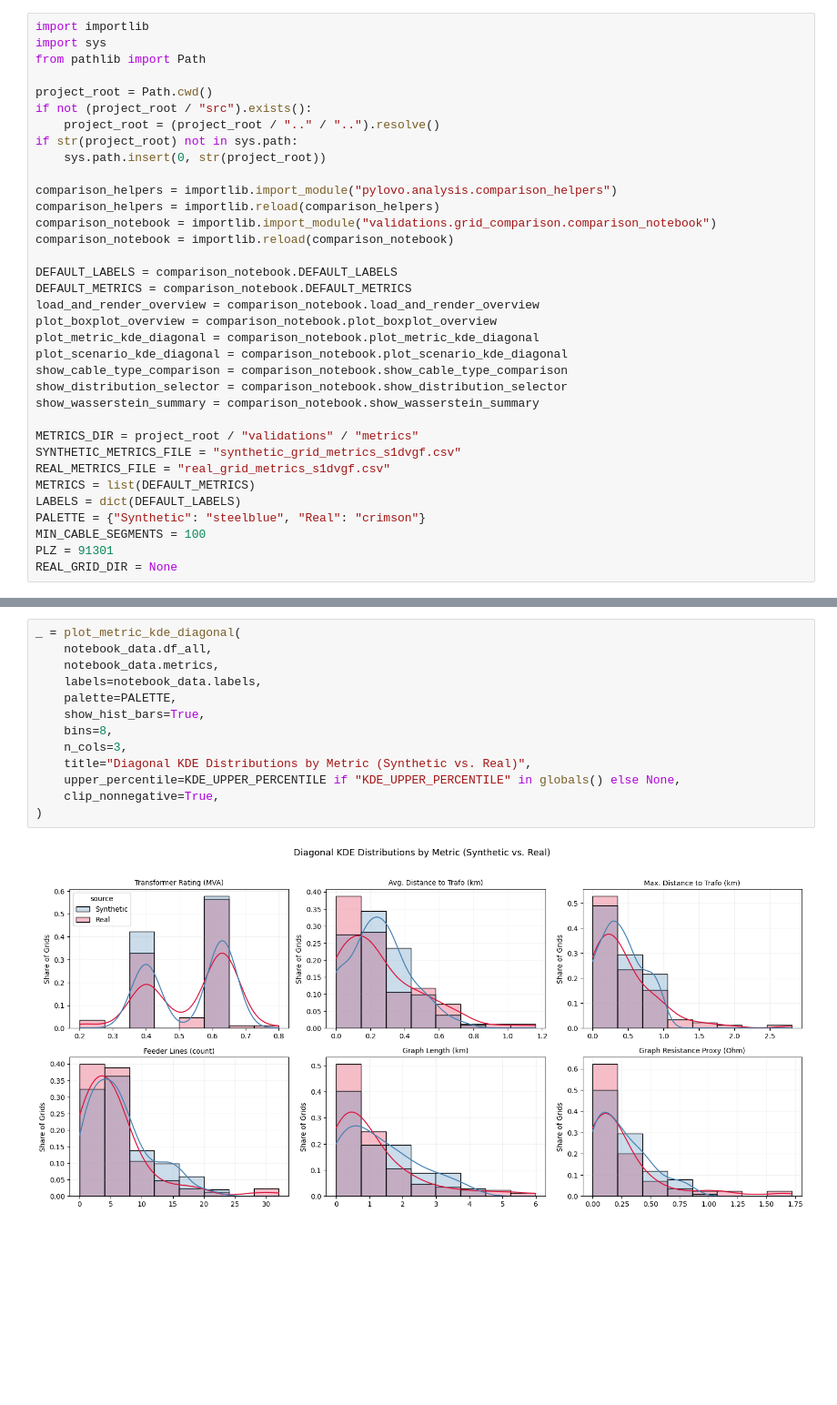
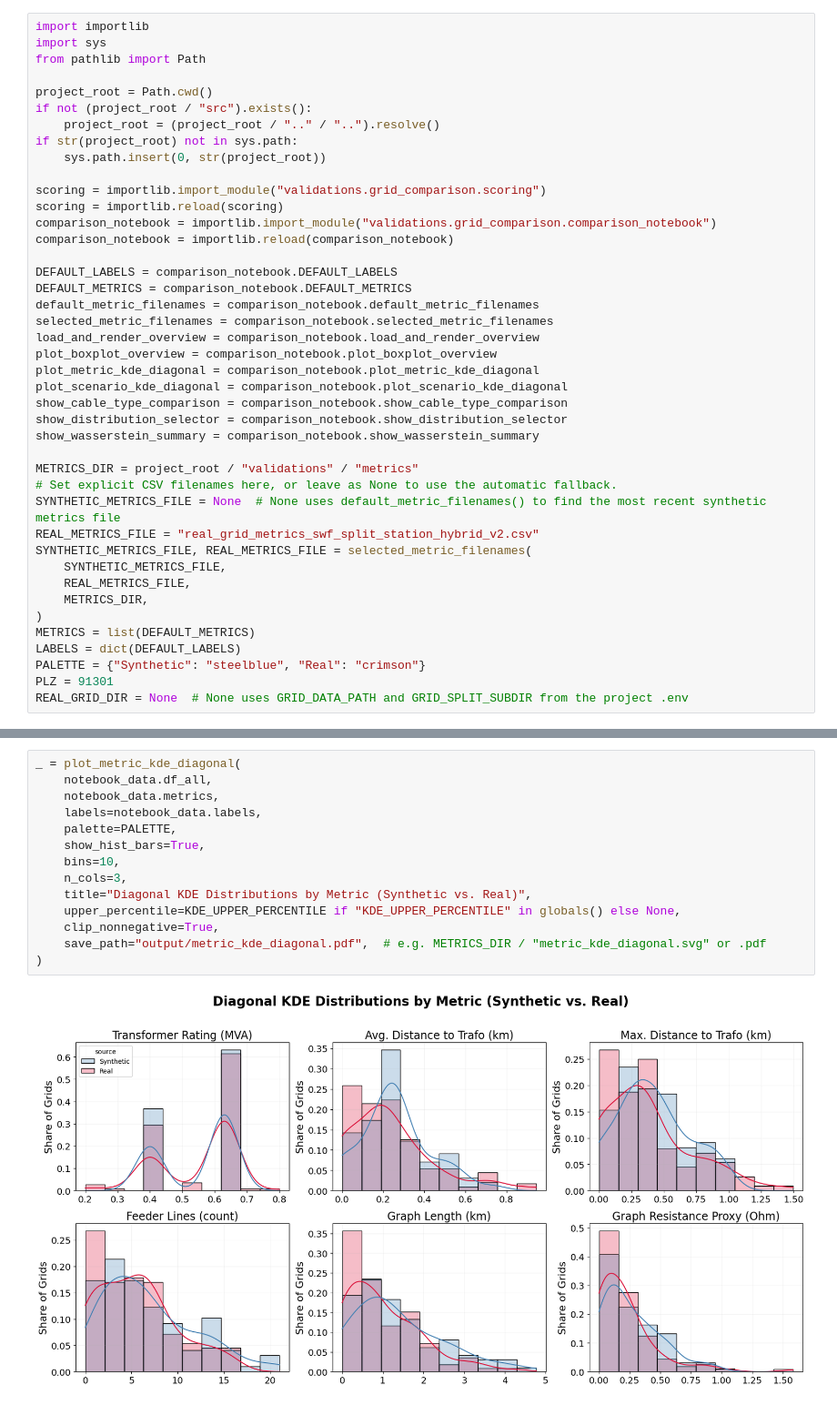
Before and after one commit to tum-ens/pylovo, a Jupyter notebook: validations/grid_comparison/comparison_notebook.ipynb, the cells around one changed output, grey strips where cells are left out. Shown at 91% size. Cells and saved outputs as stored; diff of their text form; blank space fills up the shorter version.

Commit message:
Update analysis on dev

```diff
--- a/validations/grid_comparison/comparison_notebook.ipynb
+++ b/validations/grid_comparison/comparison_notebook.ipynb
@@ -15,13 +15,15 @@ if not (project_root / "src").exists():
 if str(project_root) not in sys.path:
     sys.path.insert(0, str(project_root))
 
-comparison_helpers = importlib.import_module("pylovo.analysis.comparison_helpers")
-comparison_helpers = importlib.reload(comparison_helpers)
+scoring = importlib.import_module("validations.grid_comparison.scoring")
+scoring = importlib.reload(scoring)
 comparison_notebook = importlib.import_module("validations.grid_comparison.comparison_notebook")
 comparison_notebook = importlib.reload(comparison_notebook)
 
 DEFAULT_LABELS = comparison_notebook.DEFAULT_LABELS
 DEFAULT_METRICS = comparison_notebook.DEFAULT_METRICS
+default_metric_filenames = comparison_notebook.default_metric_filenames
+selected_metric_filenames = comparison_notebook.selected_metric_filenames
 load_and_render_overview = comparison_notebook.load_and_render_overview
 plot_boxplot_overview = comparison_notebook.plot_boxplot_overview
 plot_metric_kde_diagonal = comparison_notebook.plot_metric_kde_diagonal
@@ -31,14 +33,19 @@ show_distribution_selector = comparison_notebook.show_distribution_selector
 show_wasserstein_summary = comparison_notebook.show_wasserstein_summary
 
 METRICS_DIR = project_root / "validations" / "metrics"
-SYNTHETIC_METRICS_FILE = "synthetic_grid_metrics_s1dvgf.csv"
-REAL_METRICS_FILE = "real_grid_metrics_s1dvgf.csv"
+# Set explicit CSV filenames here, or leave as None to use the automatic fallback.
+SYNTHETIC_METRICS_FILE = None  # None uses default_metric_filenames() to find the most recent synthetic metrics file
+REAL_METRICS_FILE = "real_grid_metrics_swf_split_station_hybrid_v2.csv"
+SYNTHETIC_METRICS_FILE, REAL_METRICS_FILE = selected_metric_filenames(
+    SYNTHETIC_METRICS_FILE,
+    REAL_METRICS_FILE,
+    METRICS_DIR,
+)
 METRICS = list(DEFAULT_METRICS)
 LABELS = dict(DEFAULT_LABELS)
 PALETTE = {"Synthetic": "steelblue", "Real": "crimson"}
-MIN_CABLE_SEGMENTS = 100
 PLZ = 91301
-REAL_GRID_DIR = None
+REAL_GRID_DIR = None  # None uses GRID_DATA_PATH and GRID_SPLIT_SUBDIR from the project .env
 # %%
 notebook_data = load_and_render_overview(
     metrics_dir=METRICS_DIR,
@@ -126,16 +88,17 @@ Showing cable types with more than 100 weighted line segments across real and sy
 # %%
 _ = plot_metric_kde_diagonal(
     notebook_data.df_all,
     notebook_data.metrics,
     labels=notebook_data.labels,
     palette=PALETTE,
     show_hist_bars=True,
-    bins=8,
+    bins=10,
     n_cols=3,
     title="Diagonal KDE Distributions by Metric (Synthetic vs. Real)",
     upper_percentile=KDE_UPPER_PERCENTILE if "KDE_UPPER_PERCENTILE" in globals() else None,
     clip_nonnegative=True,
+    save_path="output/metric_kde_diagonal.pdf",  # e.g. METRICS_DIR / "metric_kde_diagonal.svg" or .pdf
 )
 # %% [output]
-[figure, old version]
+[figure, new version]
 # %% [markdown]
```
Also changed, not shown: parts of 8 cells of this notebook, 14 other files.
